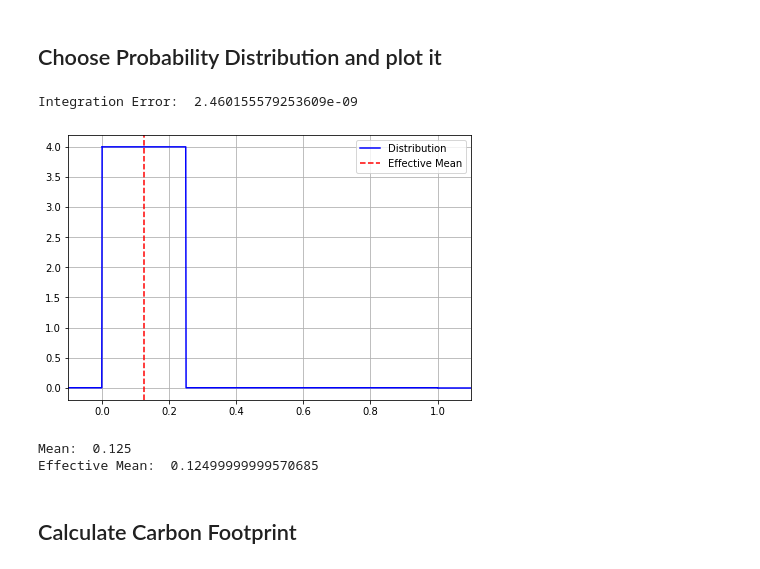
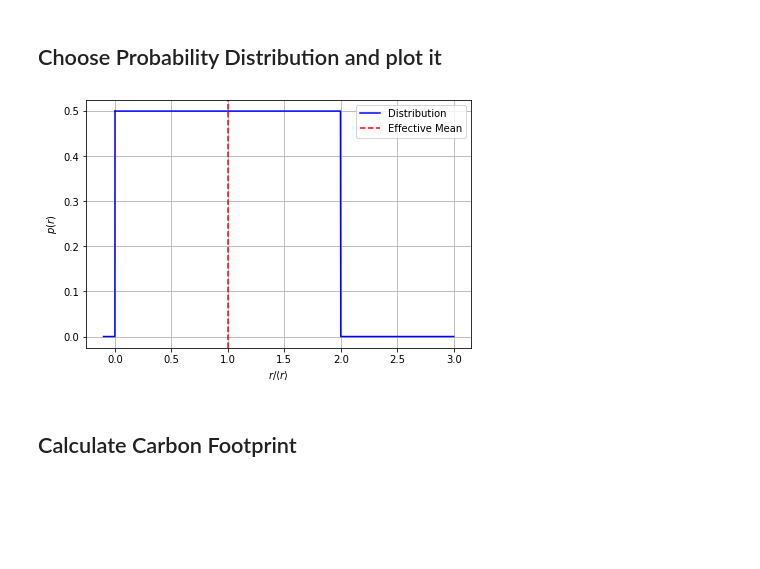
Before and after one commit to poss-group/bimodal_ridepooling, a Jupyter notebook: CarbonFootprintTheoryCalc.ipynb, the cells around one changed output. Saved outputs shown, nothing was run; the diff lists cells and outputs as text; code cells hidden in the pictures; blank space fills up the shorter version.

```diff
--- a/CarbonFootprintTheoryCalc.ipynb
+++ b/CarbonFootprintTheoryCalc.ipynb
@@ -8,17 +14,17 @@ import sympy
 # %%
+eps0 = 800/130
+beta = 1/6*(np.sqrt(2)+np.log(1+np.sqrt(2)))
+zeta = 2*beta
+
+E = 8000 # per <r>^2
+mean_distance = 1
+mu = 10 # per day
 nu = 1 # per day
-L = 1
-E = 500000 # per L^2
-# E = 29601 # per L^2
-R0 = 800/130
-mu = 10 # per day
-zeta = 1
-beta = 1/6*(np.sqrt(2)+np.log(1+np.sqrt(2)))
+Q = mu/(nu*E*mean_distance**2) # = M/R
 
-mean_distance = L/8
 A = mean_distance*2 # Upper constant for uniform Distr.
 M = 1000
-ell_min = 0.01
-ell_max = A # For uniform Distr. it does not make sense to go further, otherwise system becomes unimodal
+ell_min = 0.1
+ell_max = 2 # For uniform Distr. it does not make sense to go further, otherwise system becomes unimodal
 ell_list = np.linspace(ell_min,ell_max,M)
 # %%
@@ -28,18 +38,14 @@ s_A, s_av_d, s_av_b, s_beta, s_R0, s_mu, s_nu, s_E, s_ell, s_zeta = sympy.symbol
 # %% [markdown]
 ## Define probability distributions
 # %%
-def inverseGammaDistUnnormalized(x, d_mean=mean_distance, k=3.1):
+def inverseGammaDistUnnormalized(x, k=3.1):
     if (x==0):
         return 0
-    elif (x>L):
-        return 0
     else:
-        z = x/d_mean
-        return (z**(-k))*np.exp(-(k-2)/z)
+        return (x**(-k))*np.exp(-(k-2)/x)
 
 
 def uniformDist(x):
-    A = mean_distance*2
     if (x>A):
         return 0
     else:
@@ -62,38 +68,27 @@ Normalization factor for InverseGamma distribution:  0.10639395310187488
 # %%
 %matplotlib inline
 
 # Either "uniformDist" or "inverseGammaDist"
 probabilityDist = uniformDist
 
 # Function for r*p(r)
 rpr = lambda r : r*probabilityDist(r)
 
-# Calculating Effective mean (resulting from cutting off Prob. Distr. at L)
-effective_mean, error = scipy.integrate.quad(rpr, 0, np.infty)
-print("Integration Error: ", error)
-
 fig, ax = plt.subplots(constrained_layout=True)
 
-x = np.linspace(0.001,L,1000)
+x = np.linspace(0.001,3*mean_distance,1000)
 probabilities = np.vectorize(probabilityDist)(x)
 ax.plot(x, probabilities, label='Distribution', c='b')
 ax.plot([-0.1,0,x[0]], [0,0,probabilities[0]], c='b')
-ax.plot([x[-1],L,L+0.1], [probabilities[-1],0,0], c='b')
-ax.axvline(effective_mean, ls='--', c='r', label='Effective Mean')
+ax.axvline(mean_distance, ls='--', c='r', label='Effective Mean')
 ax.grid()
-ax.set_xlim(-0.1,L+0.1)
+ax.set_xlabel(r"$r/\langle r\rangle$")
+ax.set_ylabel(r"$p(r)$")
 ax.legend()
 
 plt.show()
 # %% [output]
-Integration Error:  2.460155579253609e-09
-[figure, old version]
+[figure, new version]
-# %%
-print("Mean: ", mean_distance)
-print("Effective Mean: ", effective_mean)
-# %% [output]
-Mean:  0.125
-Effective Mean:  0.12499999999570685
 # %% [markdown]
 ## Calculate Carbon Footprint
 # %%
```
Also changed, not shown: parts of 21 cells of this notebook, 1 other file.
